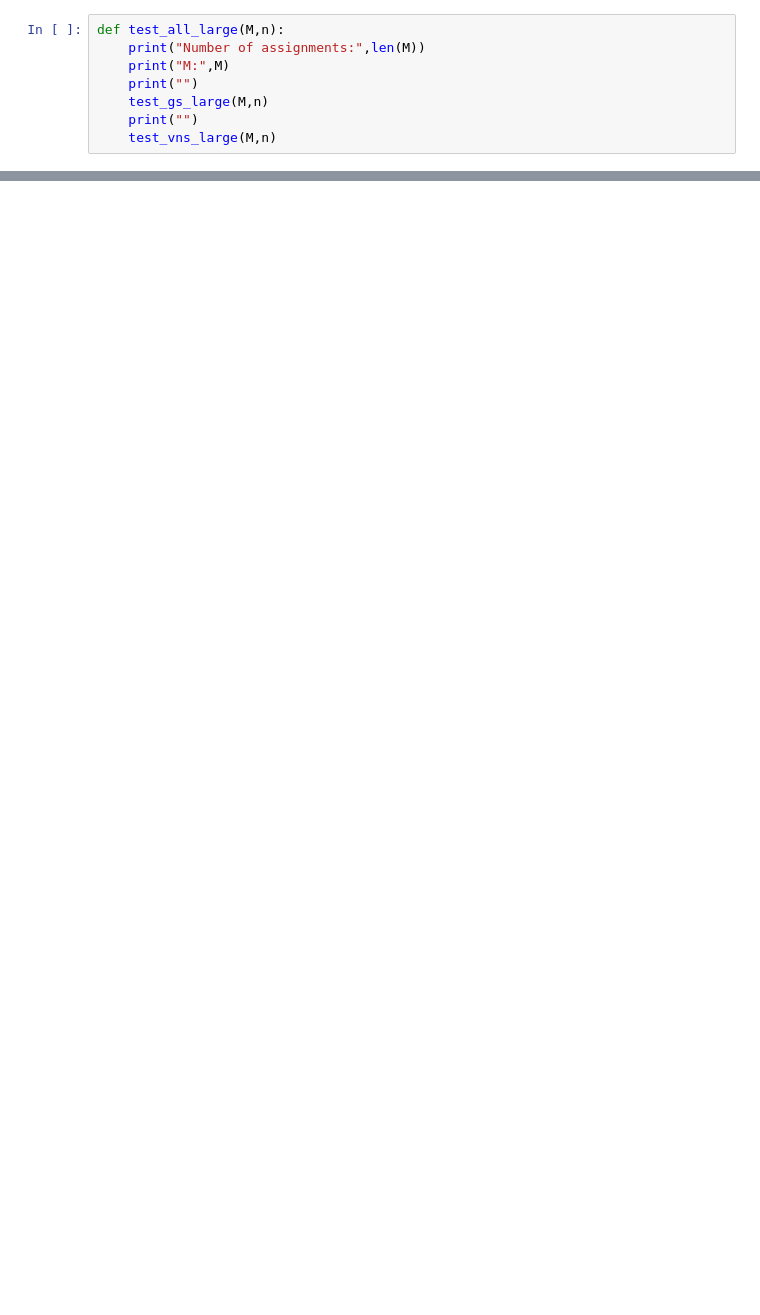
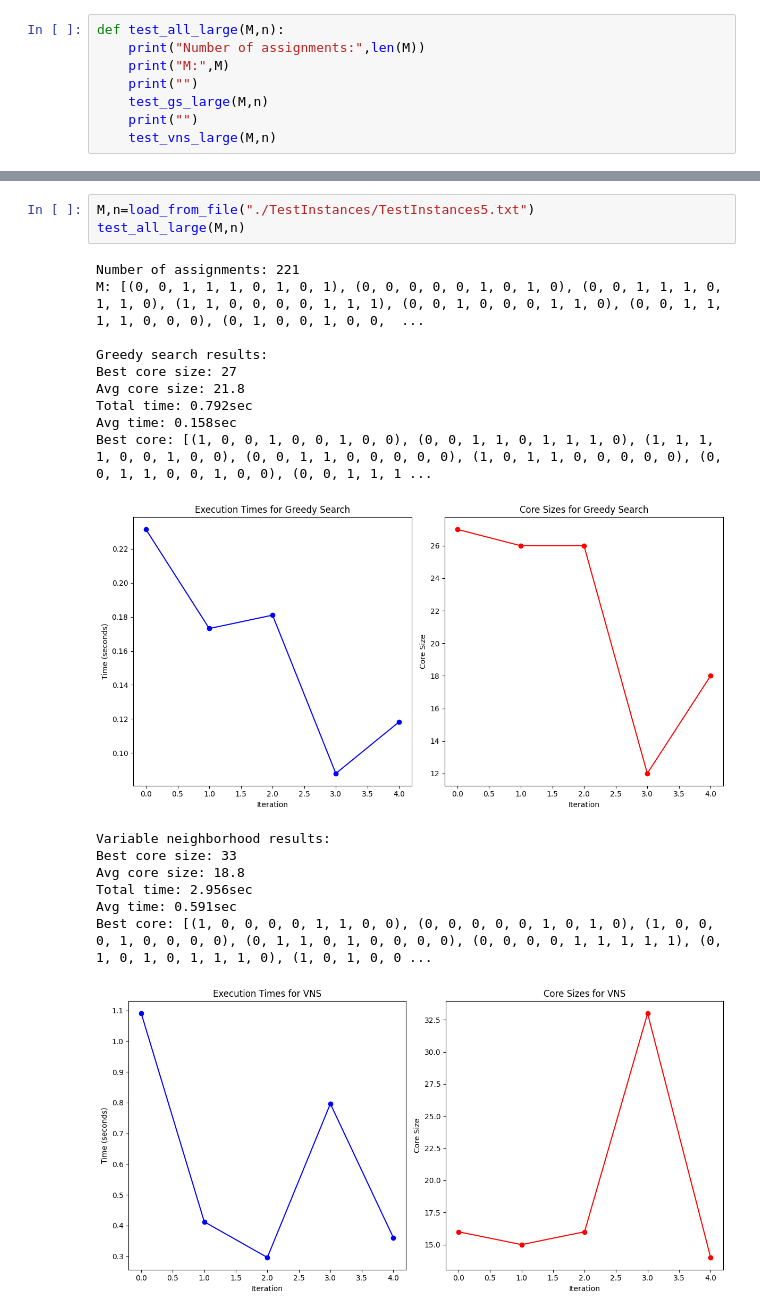
Before and after one commit to NikolaBelak17/master, a Jupyter notebook: test_large.ipynb, the cells around one changed output, grey strips where cells are left out. Drawn from its saved outputs; the diff is of its cells as text; blank space fills up the shorter version.

```diff
--- a/test_large.ipynb
+++ b/test_large.ipynb
@@ -106,0 +159,21 @@ Best core: [(0, 1, 0, 0, 0, 0, 0, 1, 0), (0, 0, 1, 1, 1, 0, 1, 0, 1), (0, 0, 0,
+# %%
+M,n=load_from_file("./TestInstances/TestInstances5.txt")
+test_all_large(M,n)
+# %% [output]
+Number of assignments: 221
+M: [(0, 0, 1, 1, 1, 0, 1, 0, 1), (0, 0, 0, 0, 0, 1, 0, 1, 0), (0, 0, 1, 1, 1, 0, 1, 1, 0), (1, 1, 0, 0, 0, 0, 1, 1, 1), (0, 0, 1, 0, 0, 0, 1, 1, 0), (0, 0, 1, 1, 1, 1, 0, 0, 0), (0, 1, 0, 0, 1, 0, 0,  ...
+
+Greedy search results:
+Best core size: 27
+Avg core size: 21.8
+Total time: 0.792sec
+Avg time: 0.158sec
+Best core: [(1, 0, 0, 1, 0, 0, 1, 0, 0), (0, 0, 1, 1, 0, 1, 1, 1, 0), (1, 1, 1, 1, 0, 0, 1, 0, 0), (0, 0, 1, 1, 0, 0, 0, 0, 0), (1, 0, 1, 1, 0, 0, 0, 0, 0), (0, 0, 1, 1, 0, 0, 1, 0, 0), (0, 0, 1, 1, 1 ...
+[figure, added]
+Variable neighborhood results:
+Best core size: 33
+Avg core size: 18.8
+Total time: 2.956sec
+Avg time: 0.591sec
+Best core: [(1, 0, 0, 0, 0, 1, 1, 0, 0), (0, 0, 0, 0, 0, 1, 0, 1, 0), (1, 0, 0, 0, 1, 0, 0, 0, 0), (0, 1, 1, 0, 1, 0, 0, 0, 0), (0, 0, 0, 0, 1, 1, 1, 1, 1), (0, 1, 0, 1, 0, 1, 1, 1, 0), (1, 0, 1, 0, 0 ...
+[figure, added]
```
Also changed, not shown: parts of 5 cells of this notebook, 20 other files.
